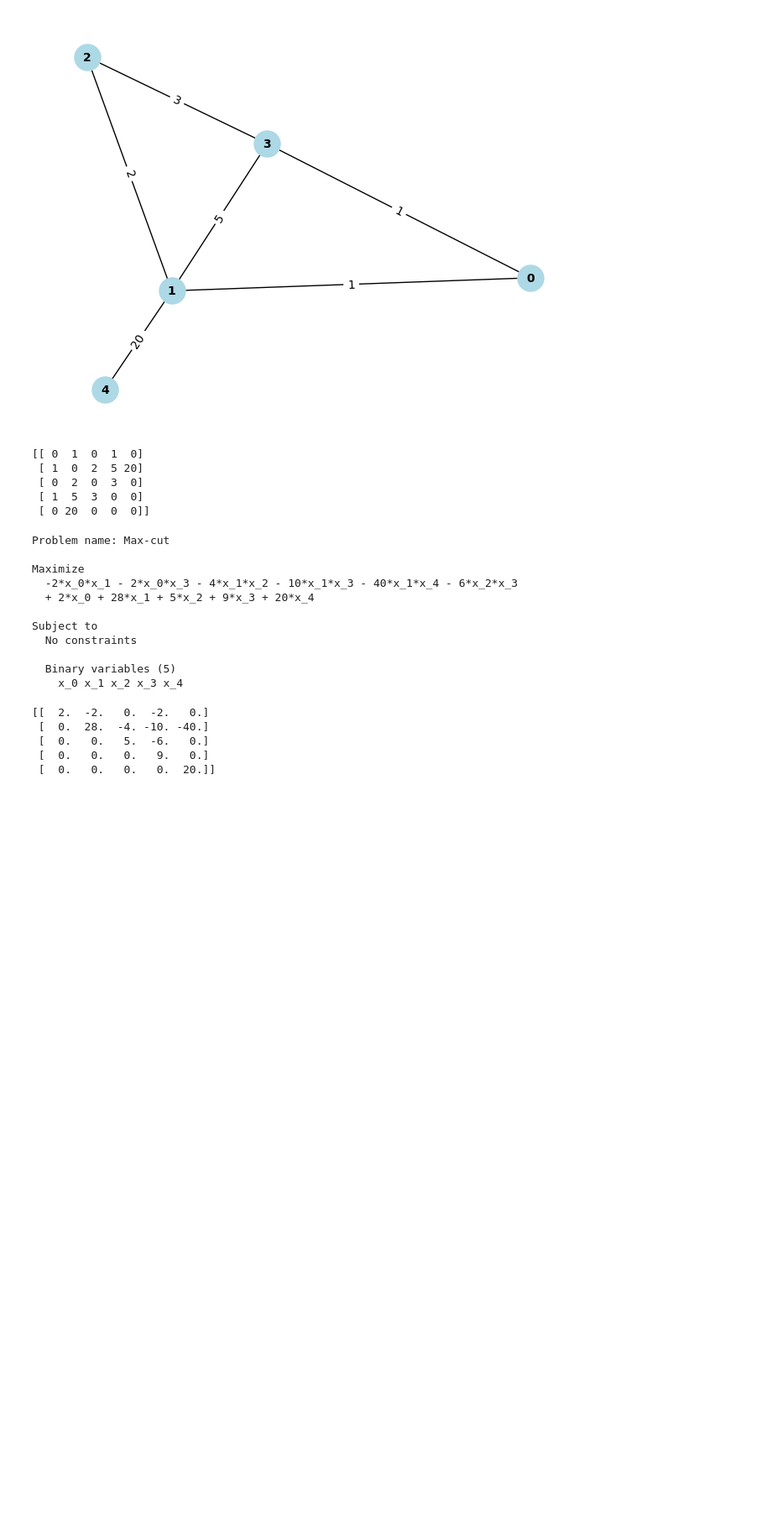
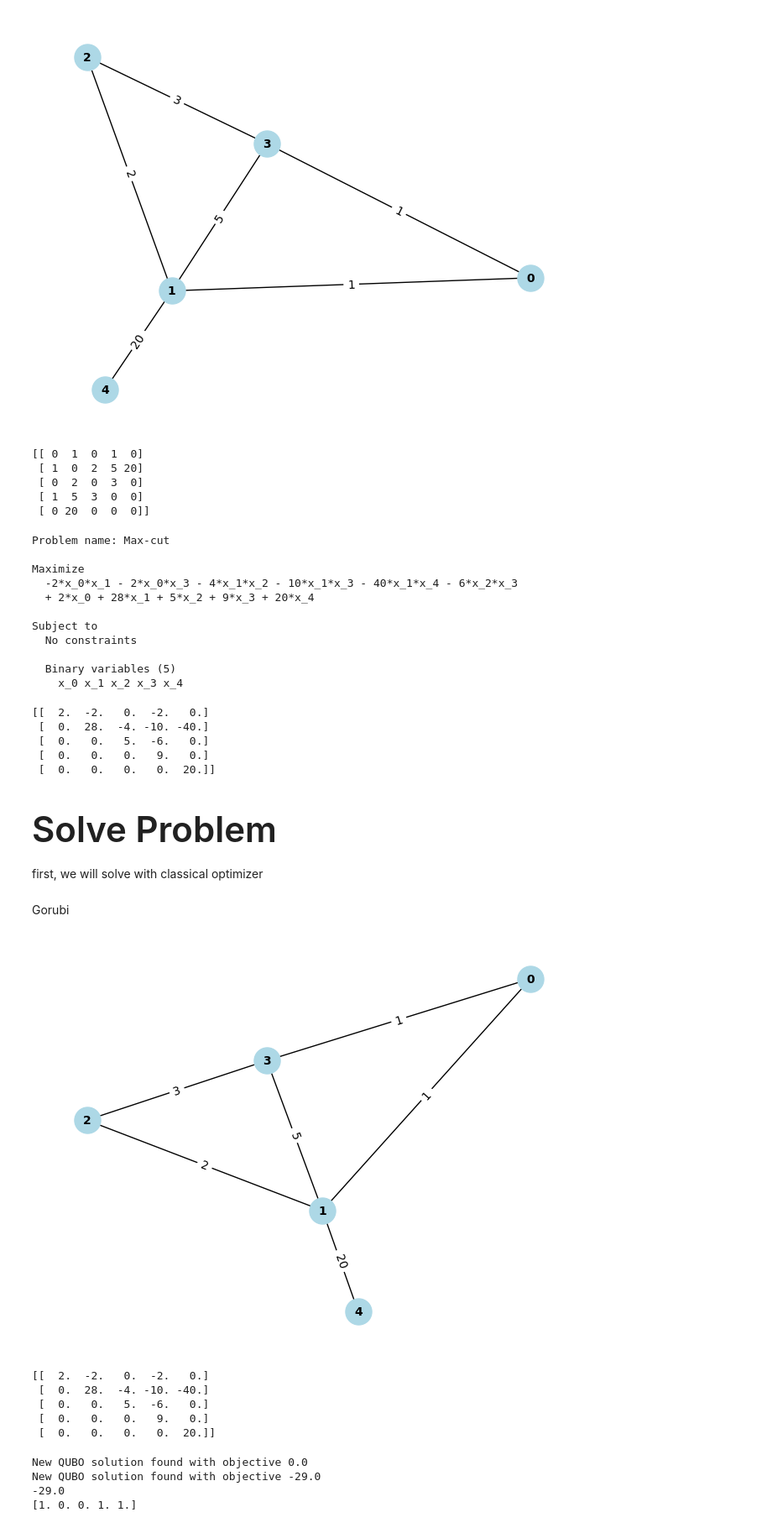
Before and after one commit to BallBoii/Maxcut_Tutorial, a Jupyter notebook: Maxcut_tutorial.ipynb, the cells around one changed output. Shown at 84% size. Cells and saved outputs as stored; diff of their text form; code cells hidden in the pictures; blank space fills up the shorter version.

Commit message:
Update solve problem part in Turtorial

```diff
--- a/Maxcut_tutorial.ipynb
+++ b/Maxcut_tutorial.ipynb
@@ -244,3 +244,28 @@ print(ut.get_QUBO_Matrix(G))
  [  0.   0.   5.  -6.   0.]
  [  0.   0.   0.   9.   0.]
  [  0.   0.   0.   0.  20.]]
+# %% [markdown]
+<h1 style="font-size:3em; "> Solve Problem </h1>
+# %% [markdown]
+first, we will solve with classical optimizer
+# %% [markdown]
+Gorubi
+# %%
+n = 5
+G = nx.Graph()
+V = range(n)
+G.add_nodes_from(V)
+E = [(0, 1, 1), (1, 2, 2), (2, 3, 3), (3, 0, 1), (1, 3, 5),(1, 4, 20)]
+G.add_weighted_edges_from(E)
+ut.draw_graph(G)
+# %% [output]
+[figure, added]
+# %%
+Q = ut.get_QUBO_Matrix(G)
+print(Q)
+# %% [output]
+[[  2.  -2.   0.  -2.   0.]
+ [  0.  28.  -4. -10. -40.]
+ [  0.   0.   5.  -6.   0.]
+ [  0.   0.   0.   9.   0.]
+ [  0.   0.   0.   0.  20.]]
@@ -246,0 +274,9 @@ print(ut.get_QUBO_Matrix(G))
+# %%
+result = solve_qubo(-Q, solver_params={'MIPGap': 0.01})
+print(result.objective_value)
+print(result.solution)
+# %% [output]
+New QUBO solution found with objective 0.0
+New QUBO solution found with objective -29.0
+-29.0
+[1. 0. 0. 1. 1.]
```
Also changed, not shown: parts of 8 cells of this notebook.
